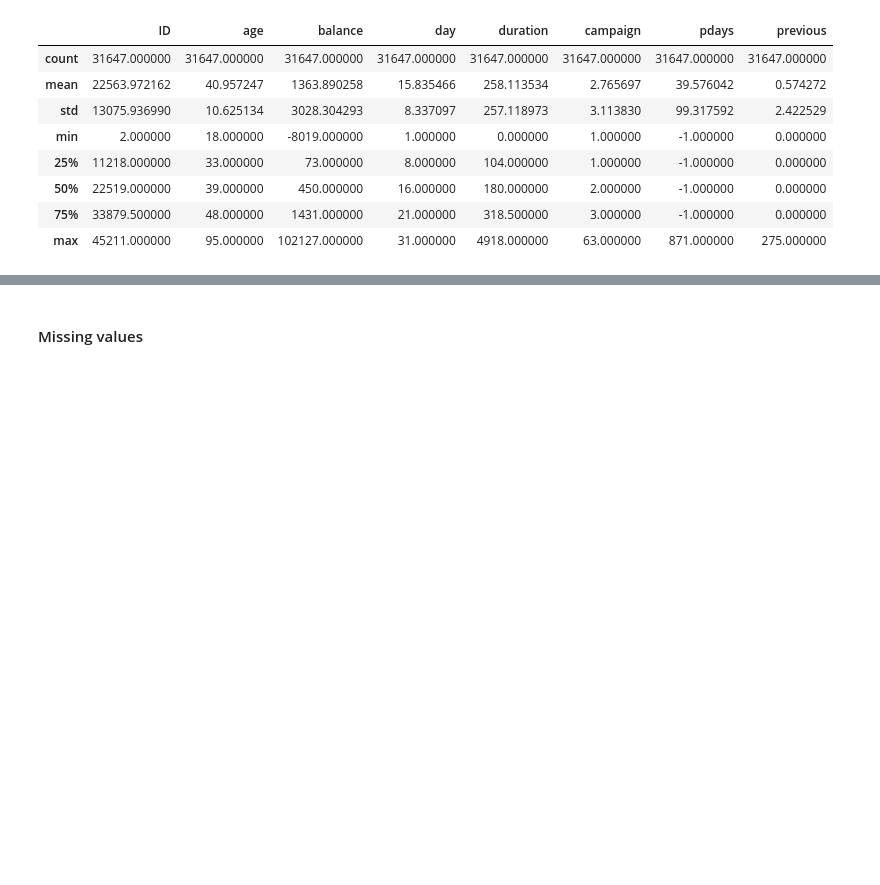
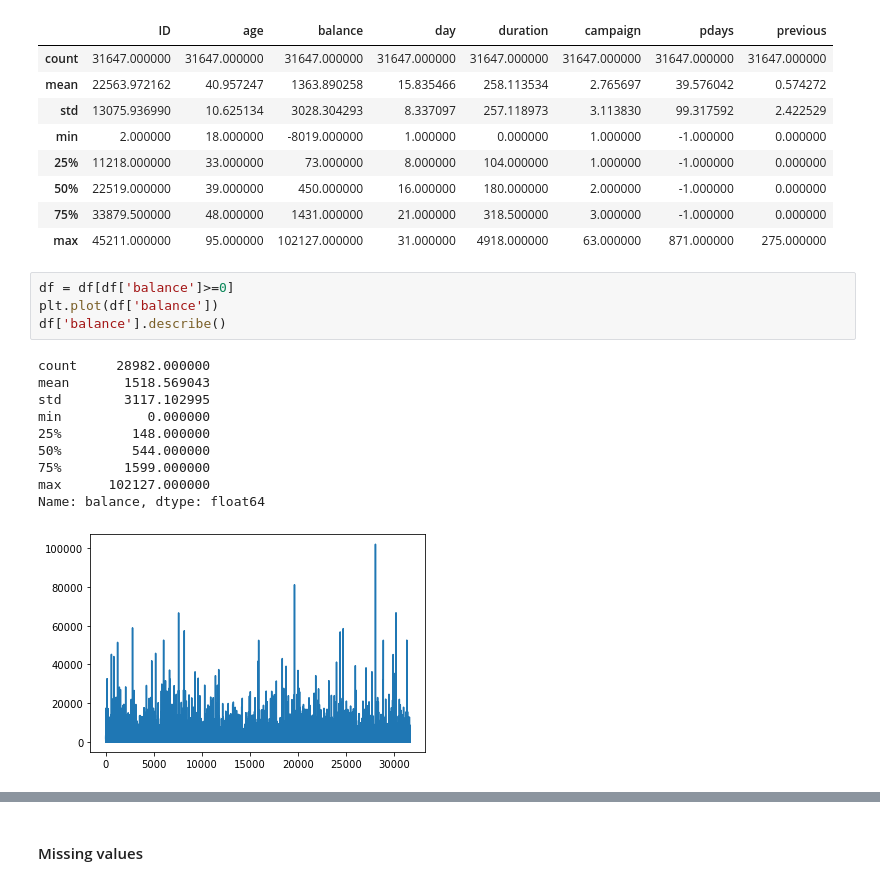
Before and after one commit to khalid-data-aspirant42/Client-Subscription-Prediction, a Jupyter notebook: Client_Subscription_Prediction.ipynb, the cells around one changed output, grey strips where cells are left out. Cells and saved outputs as stored; diff of their text form; blank space fills up the shorter version.

```diff
--- a/Client_Subscription_Prediction.ipynb
+++ b/Client_Subscription_Prediction.ipynb
@@ -89,3 +85,18 @@ df.describe()
 | 50% | 22519.000000 | 39.000000 | 450.000000 | 16.000000 | 180.000000 | 2.000000 | -1.000000 | 0.000000 |
 | 75% | 33879.500000 | 48.000000 | 1431.000000 | 21.000000 | 318.500000 | 3.000000 | -1.000000 | 0.000000 |
 | max | 45211.000000 | 95.000000 | 102127.000000 | 31.000000 | 4918.000000 | 63.000000 | 871.000000 | 275.000000 |
+# %%
+df = df[df['balance']>=0]
+plt.plot(df['balance'])
+df['balance'].describe()
+# %% [output]
+count     28982.000000
+mean       1518.569043
+std        3117.102995
+min           0.000000
+25%         148.000000
+50%         544.000000
+75%        1599.000000
+max      102127.000000
+Name: balance, dtype: float64
+[figure, added]
```
Also changed, not shown: parts of 90 cells of this notebook.
